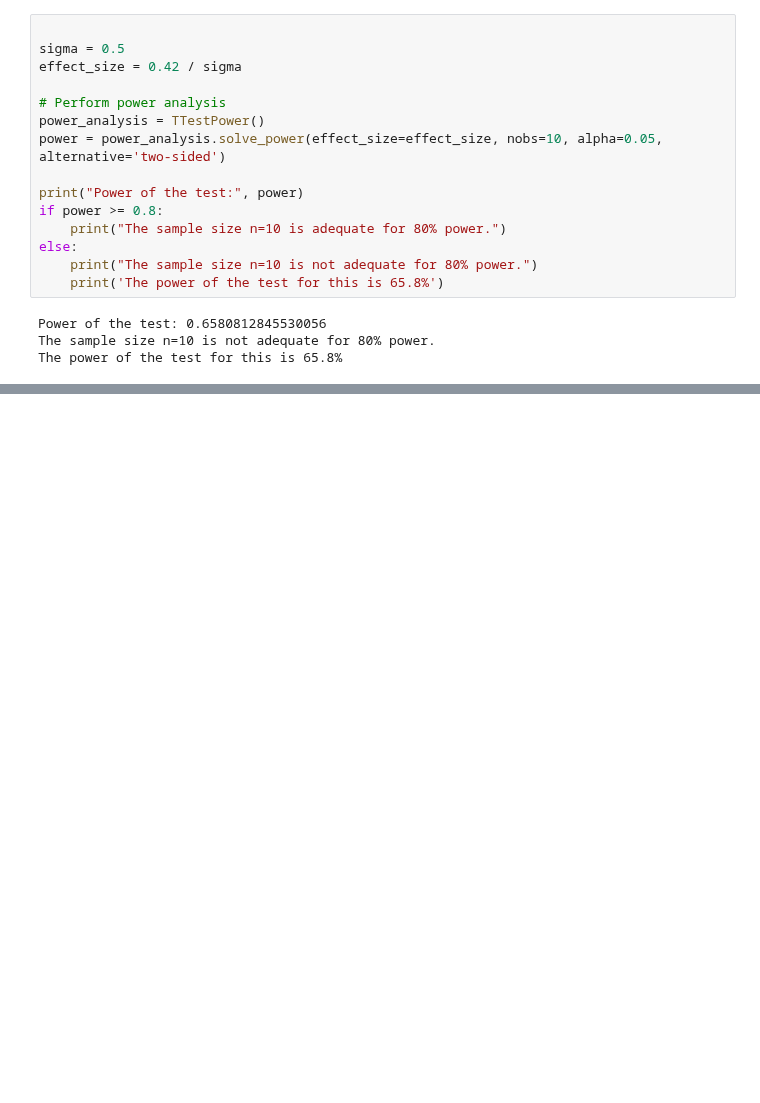
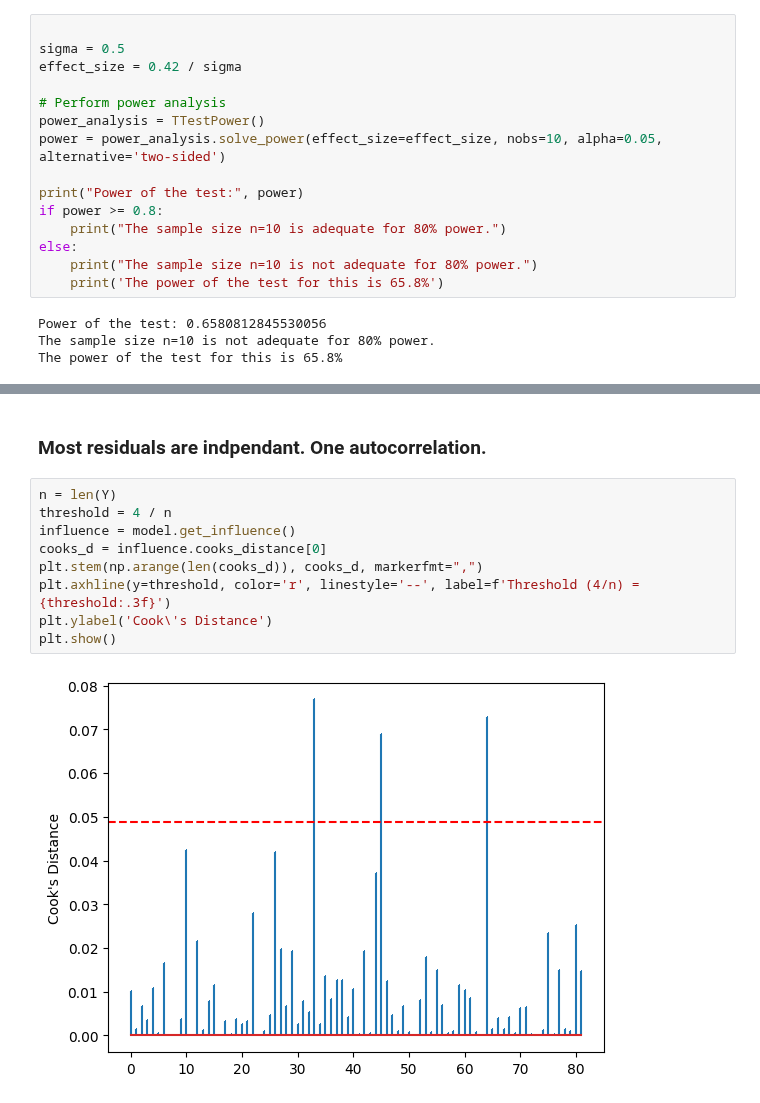
Before and after one commit to jtdocter27/Engineering-Probability---Statistics, a Jupyter notebook: final.ipynb, the cells around one changed output, grey strips where cells are left out. Cells and saved outputs as stored; diff of their text form; blank space fills up the shorter version.

```diff
--- a/final.ipynb
+++ b/final.ipynb
@@ -151,0 +301,13 @@ The power of the test for this is 65.8%
+# %% [markdown]
+### Most residuals are indpendant. One autocorrelation.
+# %%
+n = len(Y)
+threshold = 4 / n
+influence = model.get_influence()
+cooks_d = influence.cooks_distance[0]
+plt.stem(np.arange(len(cooks_d)), cooks_d, markerfmt=",")
+plt.axhline(y=threshold, color='r', linestyle='--', label=f'Threshold (4/n) = {threshold:.3f}')
+plt.ylabel('Cook\'s Distance')
+plt.show()
+# %% [output]
+[figure, added]
```
Also changed, not shown: parts of 17 cells of this notebook, 2 other files.
